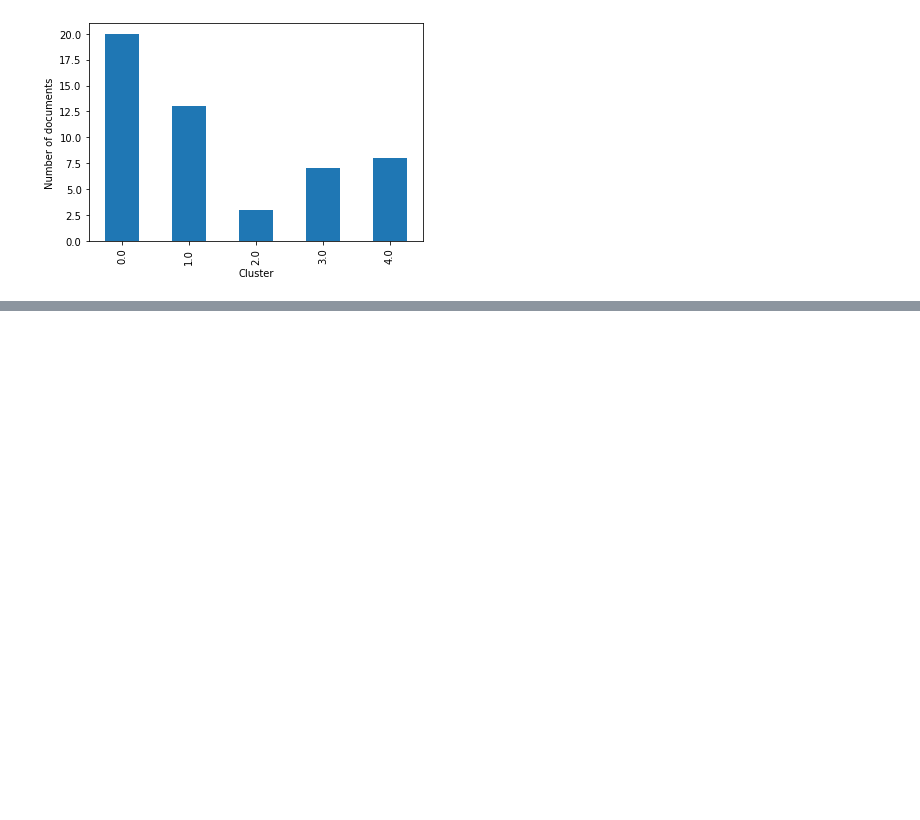
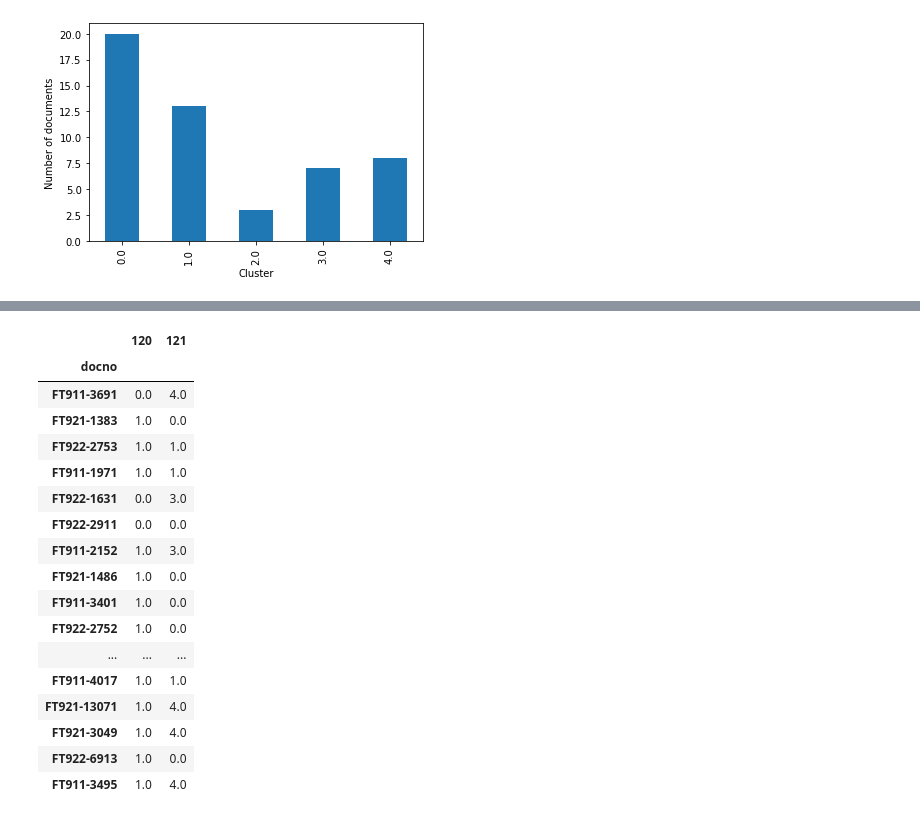
Before and after one commit to diptesh1997/constrained-clustering, a Jupyter notebook: feature_extraction/Explainibility.ipynb, the cells around one changed output, grey strips where cells are left out. Cells and saved outputs as stored; diff of their text form; code cells hidden in the pictures; blank space fills up the shorter version.

```diff
--- a/feature_extraction/Explainibility.ipynb
+++ b/feature_extraction/Explainibility.ipynb
@@ -30,0 +52,22 @@ groupby.plot(kind="bar",xlabel="Cluster",ylabel="Number of documents")
+# %%
+useful_frame=results[['120','121']]
+useful_frame
+# %% [output]
+|  | 120 | 121 |
+| docno |  |  |
+| FT911-3691 | 0.0 | 4.0 |
+| FT921-1383 | 1.0 | 0.0 |
+| FT922-2753 | 1.0 | 1.0 |
+| FT911-1971 | 1.0 | 1.0 |
+| FT922-1631 | 0.0 | 3.0 |
+| FT922-2911 | 0.0 | 0.0 |
+| FT911-2152 | 1.0 | 3.0 |
+| FT921-1486 | 1.0 | 0.0 |
+| FT911-3401 | 1.0 | 0.0 |
+| FT922-2752 | 1.0 | 0.0 |
+| ... | ... | ... |
+| FT911-4017 | 1.0 | 1.0 |
+| FT921-13071 | 1.0 | 4.0 |
+| FT921-3049 | 1.0 | 4.0 |
+| FT922-6913 | 1.0 | 0.0 |
+| FT911-3495 | 1.0 | 4.0 |
```
Also changed, not shown: parts of 5 cells of this notebook.
